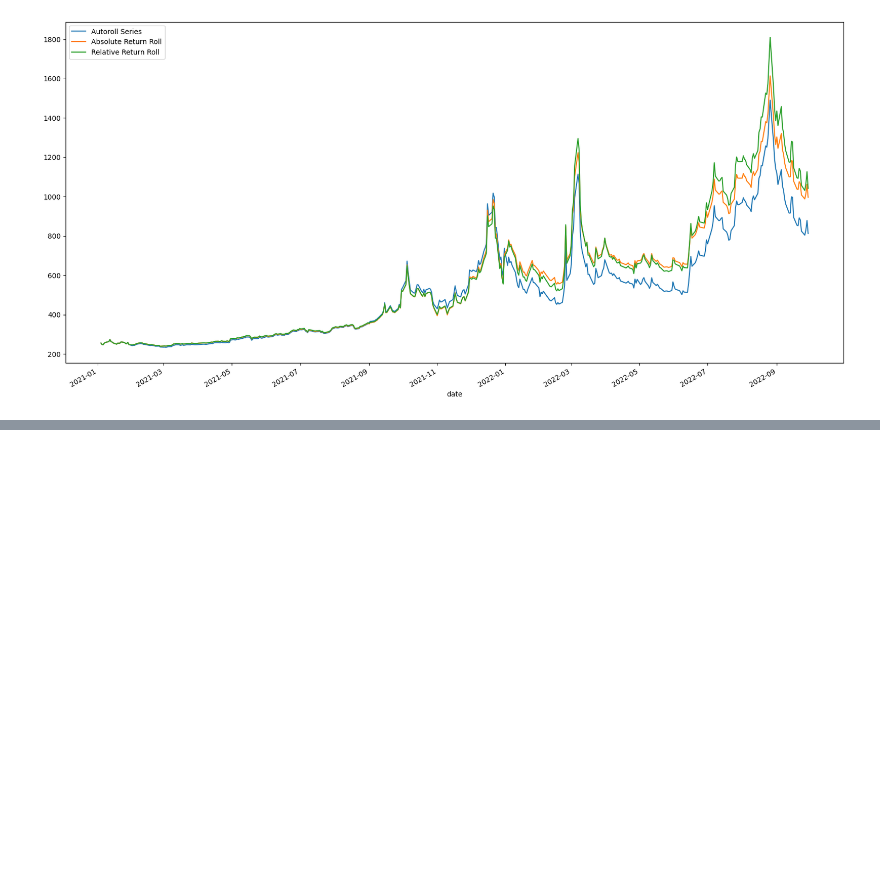
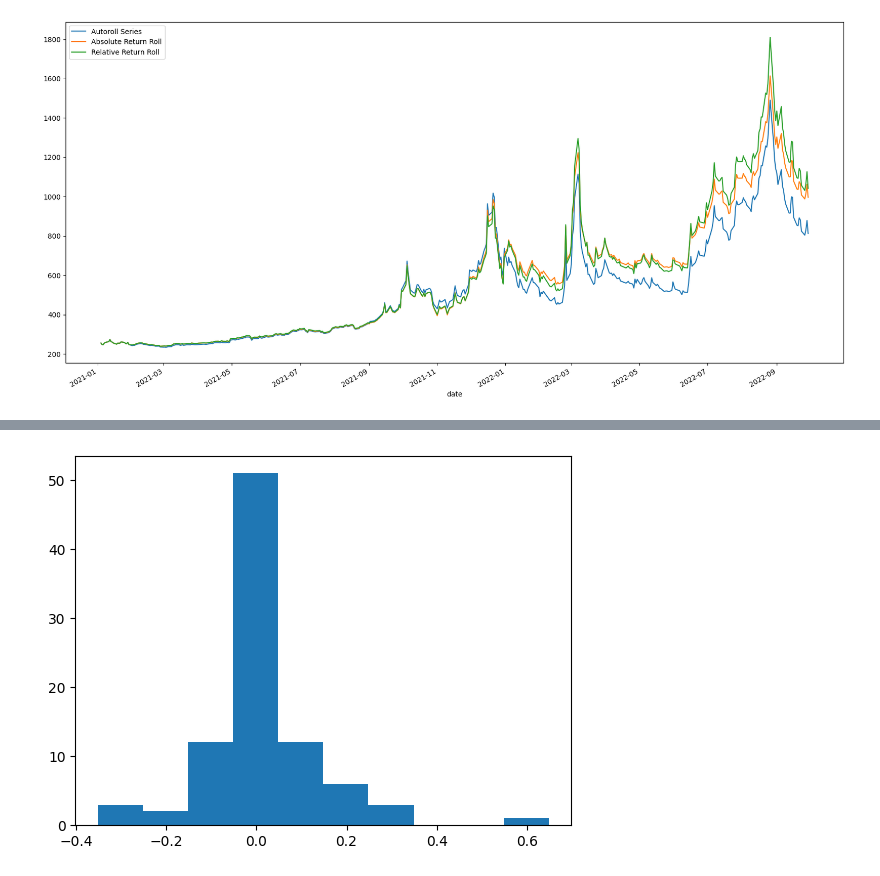
Before and after one commit to McSavage/MLFinLab, a Jupyter notebook: notebooks/hudson_example2.ipynb, the cells around one changed output, grey strips where cells are left out. Saved outputs shown, nothing was run; the diff lists cells and outputs as text; code cells hidden in the pictures; blank space fills up the shorter version.

```diff
--- a/notebooks/hudson_example2.ipynb
+++ b/notebooks/hudson_example2.ipynb
@@ -98,0 +134,8 @@ AttributeError: 'float' object has no attribute 'timestamp'
+# %%
+tick_bars = np.log(tick_bars_price.close/tick_bars_price.close.shift(1)).dropna()
+
+bin_len = 0.1
+plt.hist(tick_bars, bins=np.arange(min(tick_bars),max(tick_bars)+bin_len, bin_len))
+plt.show()
+# %% [output]
+[figure, added]
```
Also changed, not shown: parts of 22 cells of this notebook, 2 other files.
